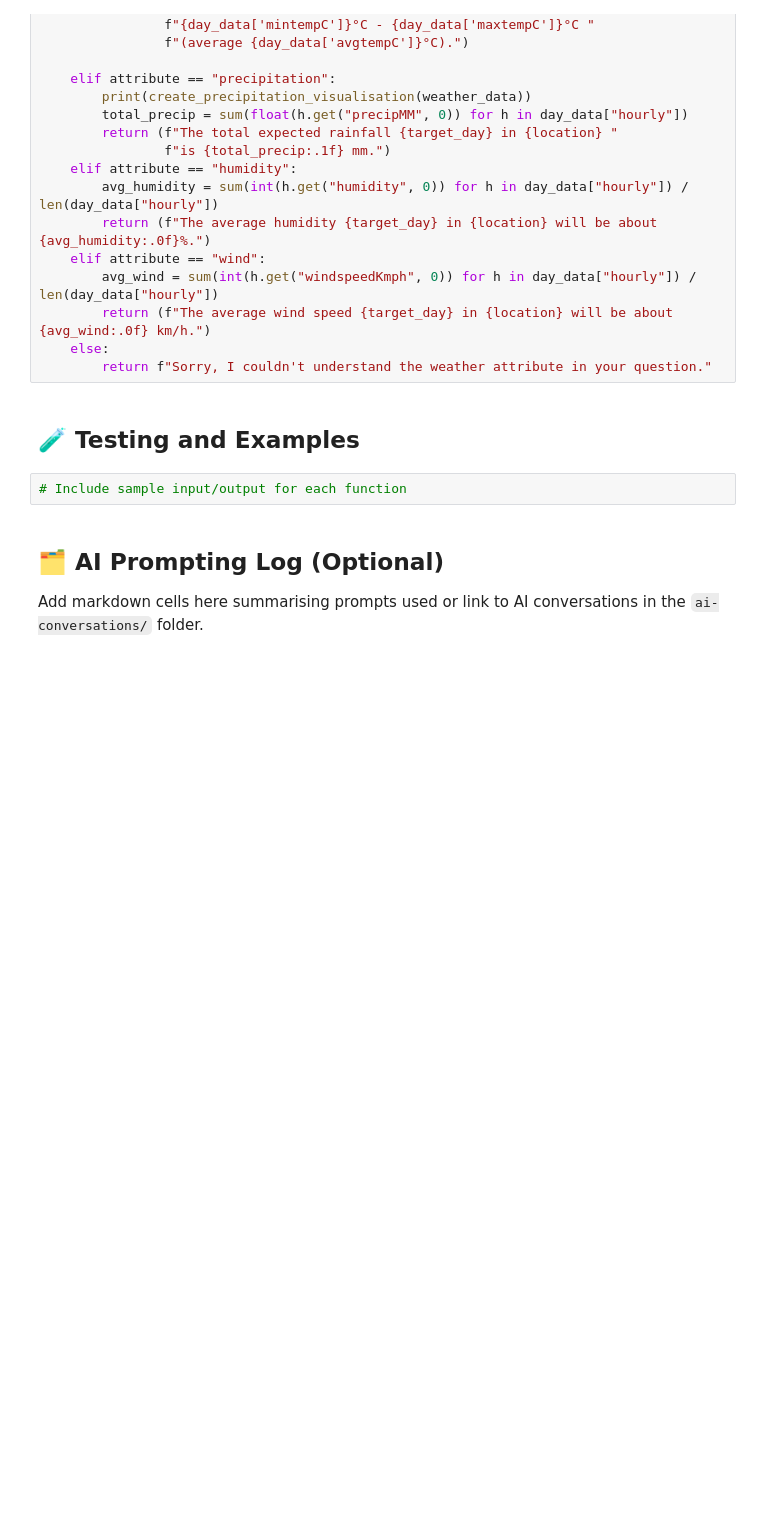
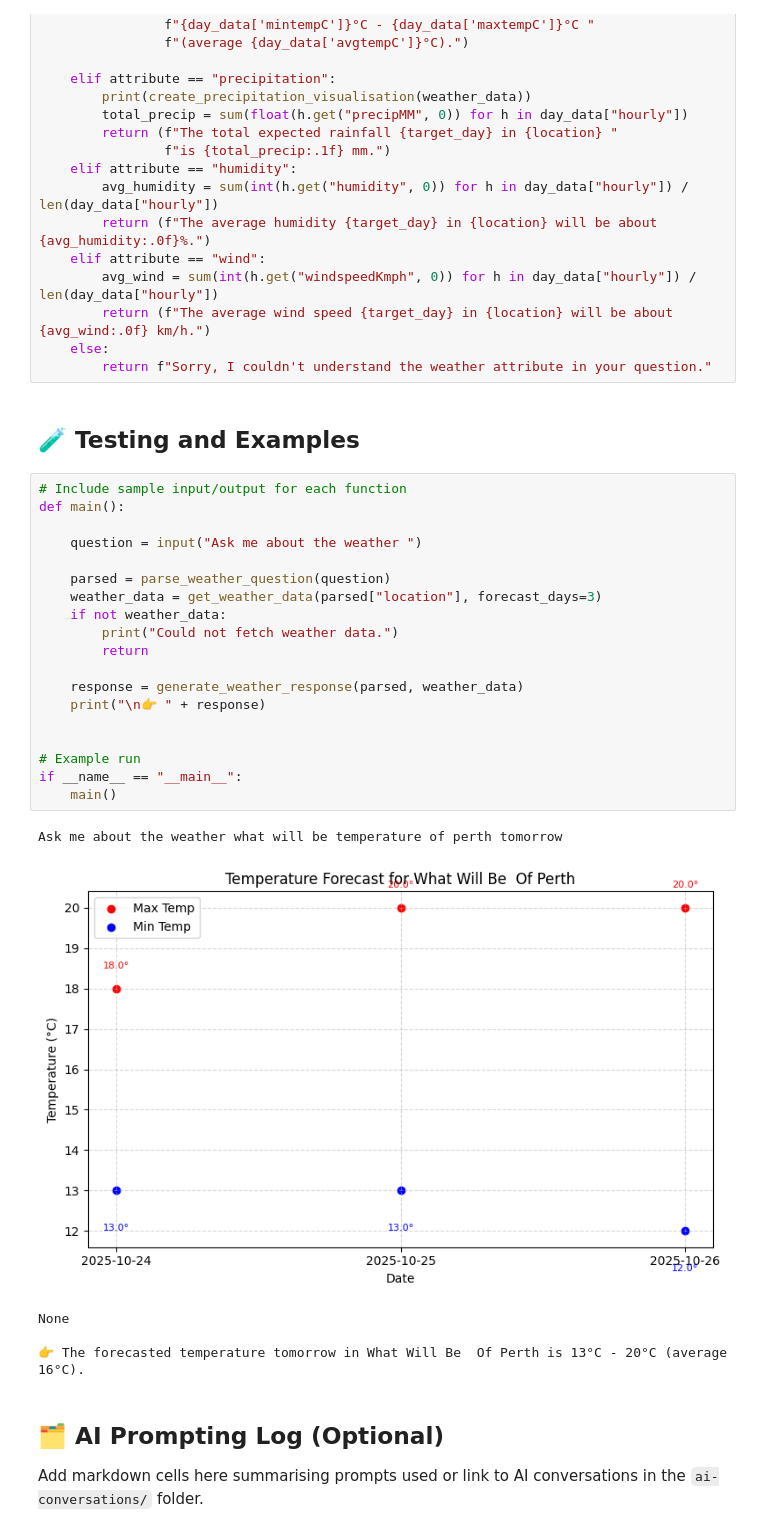
Before and after one commit to sdxvamp2/weatherwise-sayed, a Jupyter notebook: starter_notebook.ipynb, the cells around one changed output. Saved outputs shown, nothing was run; the diff lists cells and outputs as text; blank space fills up the shorter version.

```diff
--- a/starter_notebook.ipynb
+++ b/starter_notebook.ipynb
@@ -347,8 +347,31 @@ def generate_weather_response(parsed_question, weather_data):
         return f"Sorry, I couldn't understand the weather attribute in your question."
 # %% [markdown]
 ## 🧪 Testing and Examples
-# %%
-# Include sample input/output for each function
+# %%
+# Include sample input/output for each function
+def main():
+
+    question = input("Ask me about the weather ")
+
+    parsed = parse_weather_question(question)
+    weather_data = get_weather_data(parsed["location"], forecast_days=3)
+    if not weather_data:
+        print("Could not fetch weather data.")
+        return
+
+    response = generate_weather_response(parsed, weather_data)
+    print("\n👉 " + response)
+
+
+# Example run
+if __name__ == "__main__":
+    main()
+# %% [output]
+Ask me about the weather what will be temperature of perth tomorrow
+[figure, added]
+None
+
+👉 The forecasted temperature tomorrow in What Will Be  Of Perth is 13°C - 20°C (average 16°C).
 # %% [markdown]
 ## 🗂️ AI Prompting Log (Optional)
 Add markdown cells here summarising prompts used or link to AI conversations in the `ai-conversations/` folder.
```
